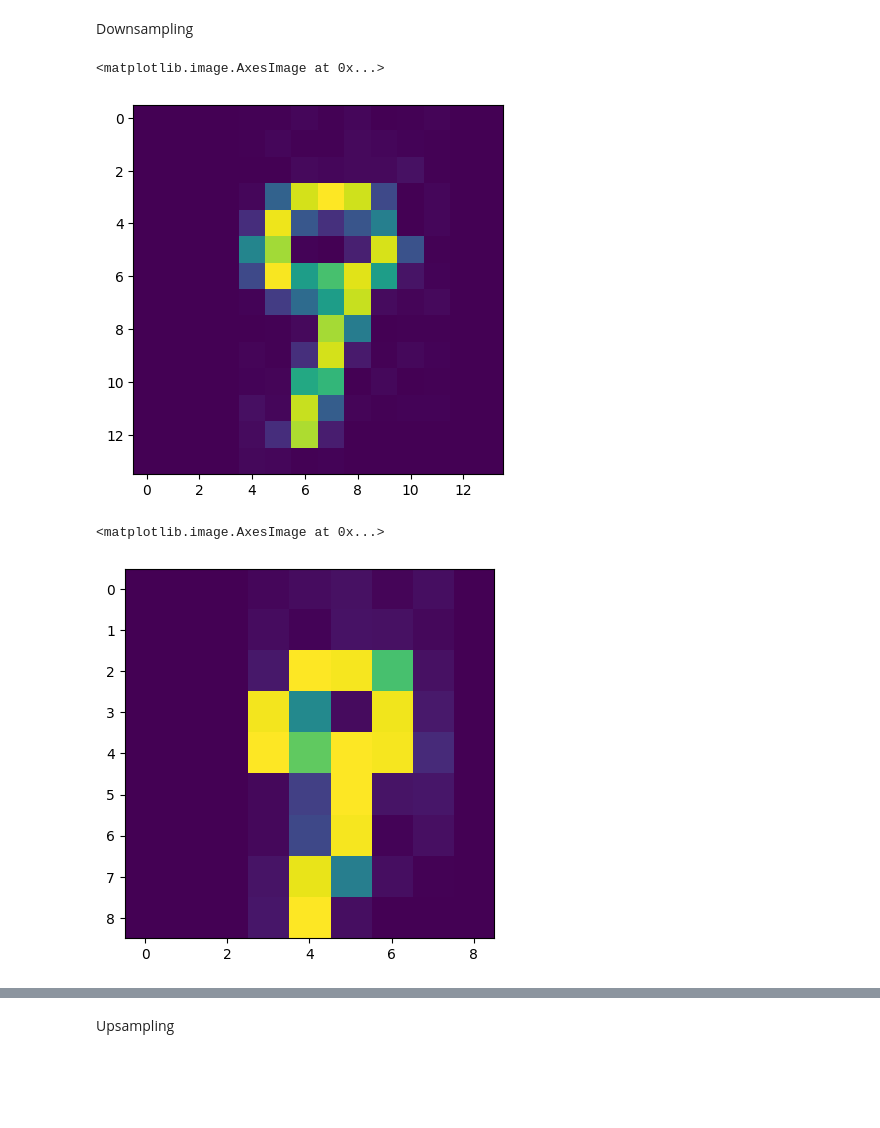
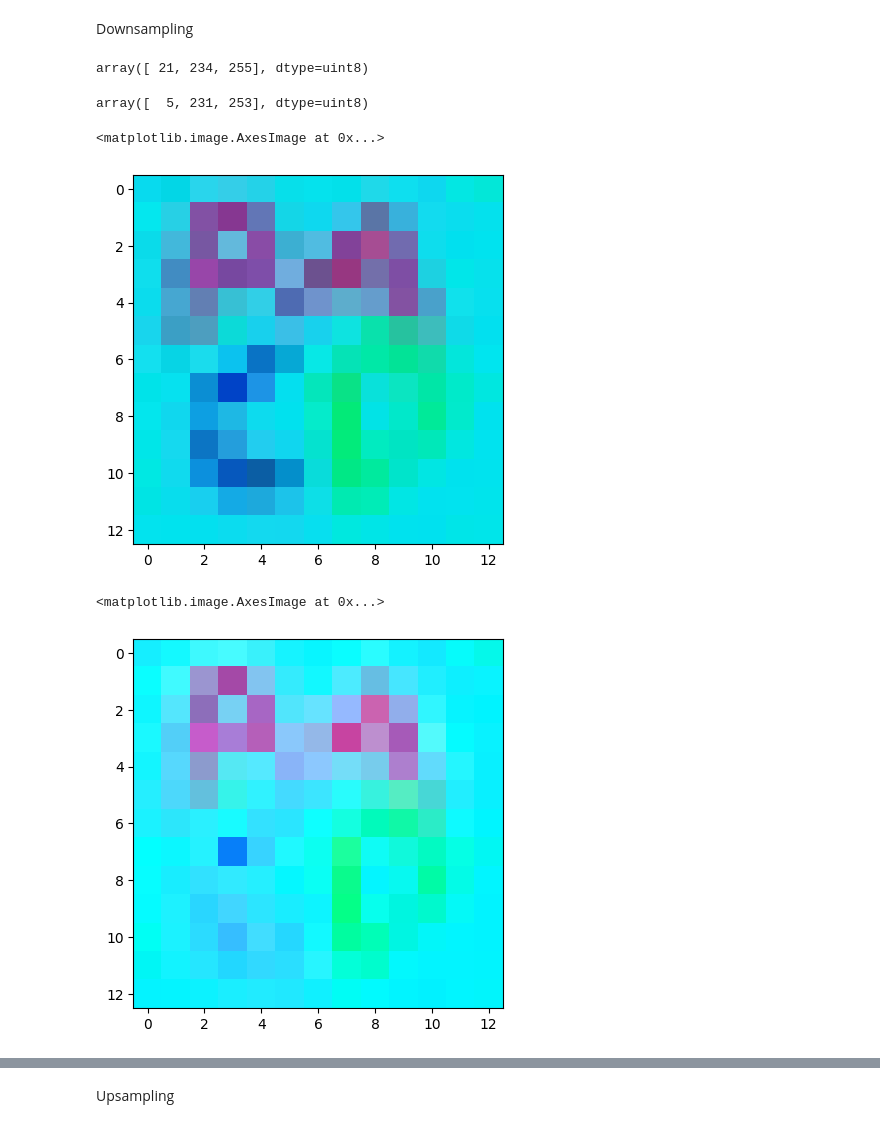
Before and after one commit to fujimotoAr/PACD-Assignments, a Jupyter notebook: PCD_Assignment01.ipynb, the cells around one changed output, grey strips where cells are left out. Cells and saved outputs as stored; diff of their text form; code cells hidden in the pictures; blank space fills up the shorter version.

```diff
--- a/PCD_Assignment01.ipynb
+++ b/PCD_Assignment01.ipynb
@@ -22,7 +22,7 @@ Note: you may need to restart the kernel to use updated packages.
 import numpy as np, cv2, matplotlib.pyplot as plt
 # %%
 image = cv2.imread("image-assignment-1/img_83.jpg")
-image = cv2.cvtColor(image, cv2.COLOR_BGR2GRAY)
+image = cv2.cvtColor(image, cv2.COLOR_BGR2RGB)
 # %%
 plt.imshow(image)
 # %% [output]
@@ -31,37 +31,49 @@ plt.imshow(image)
 # %% [markdown]
 Downsampling
+# %%
+image[0][0]
+# %% [output]
+array([ 21, 234, 255], dtype=uint8)
+# %%
+image[1, 1]
+# %% [output]
+array([  5, 231, 253], dtype=uint8)
 # %%
 # Downsampling
 
 pool_size = 2
-
+INF = 999999999999
 def max_element(matrix, start_y, start_x, pool_size):
-  cur_max = -999999999999
+  cur_max = [-INF]*3
   for i in range(start_y, start_y+pool_size):
     for j in range(start_x, start_x+pool_size):
-      cur_max = max(cur_max, matrix[i][j])
+      for k,_ in enumerate(matrix[i][j]):
+        cur_max[k] = max(cur_max[k], matrix[i][j][k])
   return cur_max
 
 def mean_element(matrix, start_y, start_x, pool_size):
-  cur_mean = 0
+  cur_mean = [0]*3
   for i in range(start_y, start_y+pool_size):
     for j in range(start_x, start_x+pool_size):
-      cur_mean += matrix[i][j]
-      cur_mean/=2
+      for k,_ in enumerate(matrix[i][j]):
+        cur_mean[k] += matrix[i][j][k]
+        cur_mean[k]/=2
   return cur_mean
 
 def median_element(matrix, start_y, start_x, pool_size):
-  new_list = []
+  new_list = [[]]*3
   for i in range(start_y, start_y+pool_size):
     for j in range(start_x, start_x+pool_size):
-      new_list.append(matrix[i][j])
-  new_list = sorted(new_list)
-  return new_list[(len(new_list)-1)//2]
+      for k in range(3):
+        new_list[k].append(matrix[i][j][k])
+  for k in range(3):
+    new_list[k] = sorted(set(new_list[k])) [len(set(new_list[k]))//2]
+  return new_list
 
 def max_downsampling(matrix, scale=2):
   new_height = len(matrix) //scale
   new_width = len(matrix[0]) //scale
-  new_list = np.zeros((new_height, new_width), dtype=int)
+  new_list = np.zeros((new_height, new_width, 3), dtype=int)
   old_i=0
   old_j=0
   for i in range(0, new_height):
@@ -82,12 +94,11 @@ def max_downsampling(matrix, scale=2):
 def mean_downsampling(matrix, scale=2):
   new_height = len(matrix) //scale
   new_width = len(matrix[0]) //scale
-  new_list = np.zeros((new_height, new_width), dtype=int)
+  new_list = np.zeros((new_height, new_width, 3), dtype=int)
   old_i=0
   old_j=0
   for i in range(0, new_height):
     for j in range(0, new_width):
-
       try:
         new_val = mean_element(matrix, old_i, old_j, pool_size)
         new_list[i][j]=(new_val)
@@ -103,7 +114,7 @@ def mean_downsampling(matrix, scale=2):
 def median_downsampling(matrix, scale=2):
   new_height = len(matrix) //scale
   new_width = len(matrix[0]) //scale
-  new_list = np.zeros((new_height, new_width), dtype=int)
+  new_list = np.zeros((new_height, new_width, 3), dtype=int)
   old_i=0
   old_j=0
   for i in range(0, new_height):
@@ -126,12 +135,12 @@ def median_downsampling(matrix, scale=2):
 plt.imshow(mean_downsampling(image))
 # %% [output]
 <matplotlib.image.AxesImage at 0x...>
-[figure, old version]
+[figure, new version]
 # %%
-plt.imshow(max_downsampling(image,3))
+plt.imshow(max_downsampling(image))
 # %% [output]
 <matplotlib.image.AxesImage at 0x...>
-[figure, old version]
+[figure, new version]
 # %%
 plt.imshow(median_downsampling(image))
 # %% [output]
```
Also changed, not shown: parts of 12 cells of this notebook.
